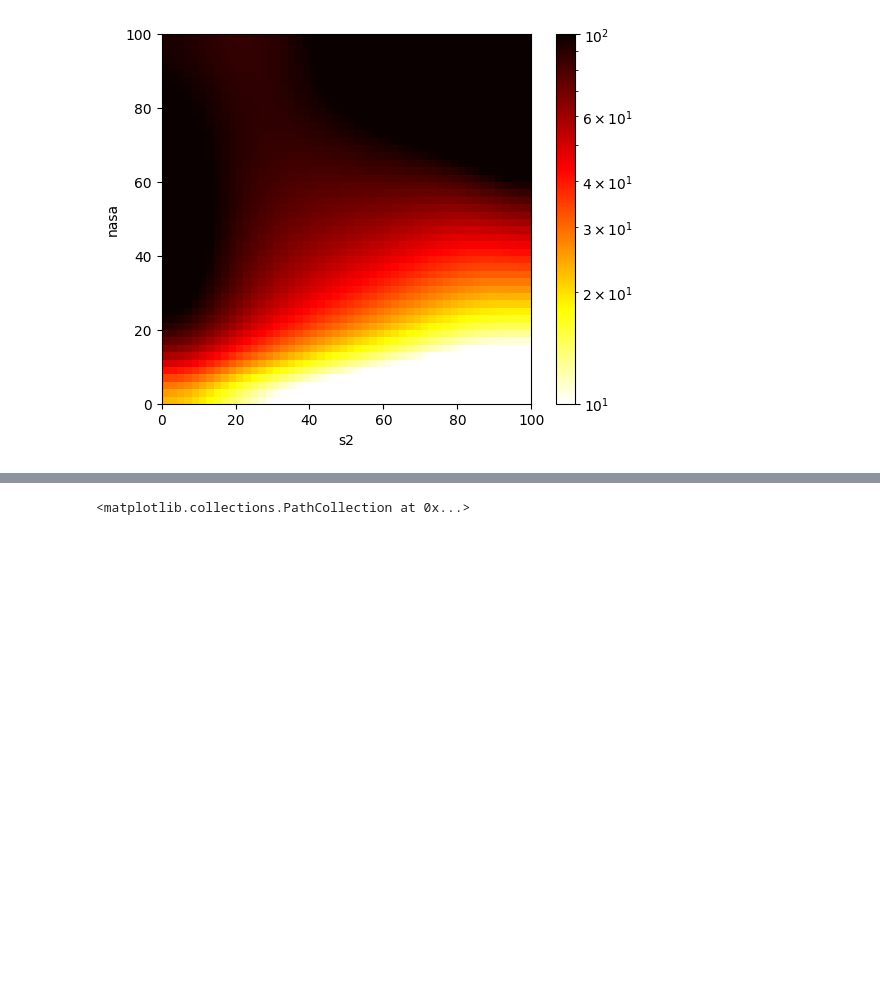
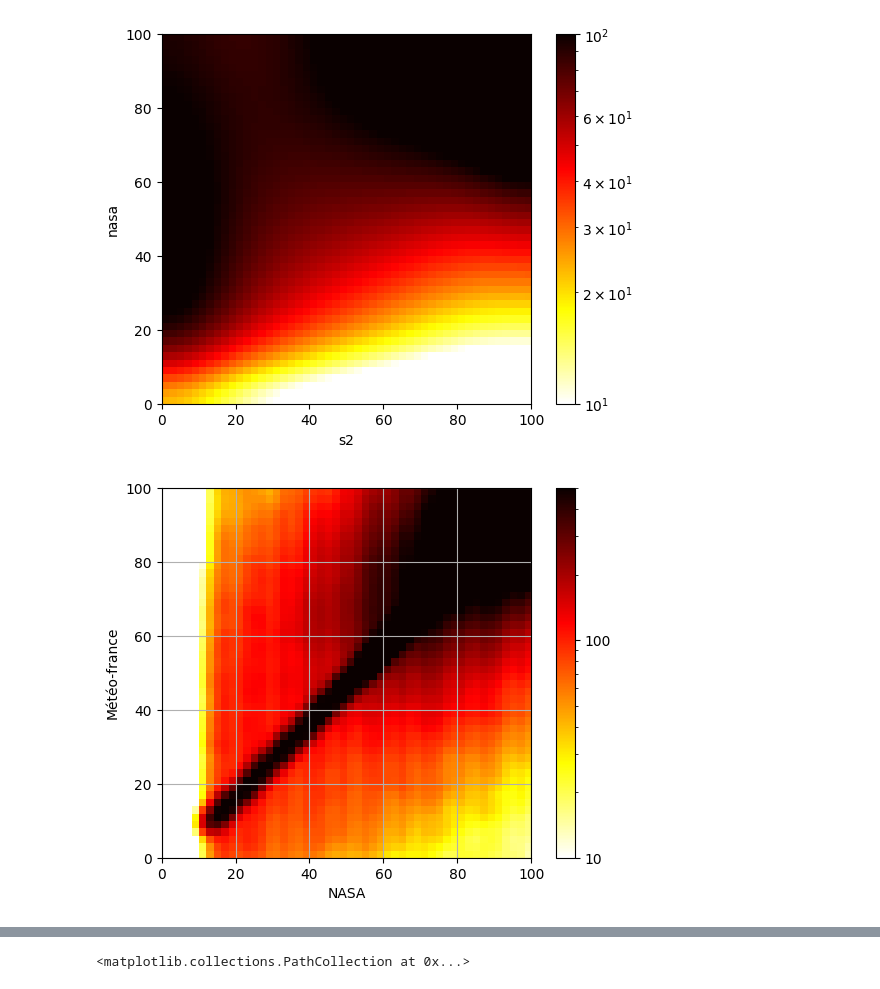
Before and after one commit to nicolaimpe/viirsnow, a Jupyter notebook: notebooks/scatter_plot.ipynb, the cells around one changed output, grey strips where cells are left out. Drawn from its saved outputs; the diff is of its cells as text; code cells hidden in the pictures; blank space fills up the shorter version.

```diff
--- a/notebooks/scatter_plot.ipynb
+++ b/notebooks/scatter_plot.ipynb
@@ -104,3 +109,28 @@ ax.set_ylabel('nasa')
 # %% [output]
 Text(0, 0.5, 'nasa')
 [figure]
+# %%
+import matplotlib.pyplot as plt
+from  matplotlib.pyplot import cm
+import matplotlib.colors as colors
+nasa = nasa_time_series.data_vars['snow_cover'].sel(time=common_days)
+nasa = nasa.where(nasa<100)
+nasa = nasa.where(nasa!=0)
+# nasa = nasa*1.45 - 0.01
+# nasa = xr.where(nasa<100, nasa, 100)
+# nasa = xr.where(nasa!=0, nasa, 0)
+mf = meteofrance_time_series.data_vars['snow_cover'].sel(time=common_days)
+mf = mf.where(mf<200 )*0.5
+mf = mf.where(mf!=0)
+
+fig, ax = plt.subplots()
+
+img, extent = myplot(nasa, mf, 1,bins=50)
+
+pos = ax.imshow(img, extent=list(extent), origin='lower', cmap=colorsmap, norm=colors.LogNorm(vmin=10, vmax=500))
+fig.colorbar(pos, ax=ax, format=formatter)
+ax.set_xlabel('NASA')
+ax.set_ylabel('Météo-France')
+ax.grid(True)
+# %% [output]
+[figure, added]
```
Also changed, not shown: parts of 8 cells of this notebook, 3 other files.
